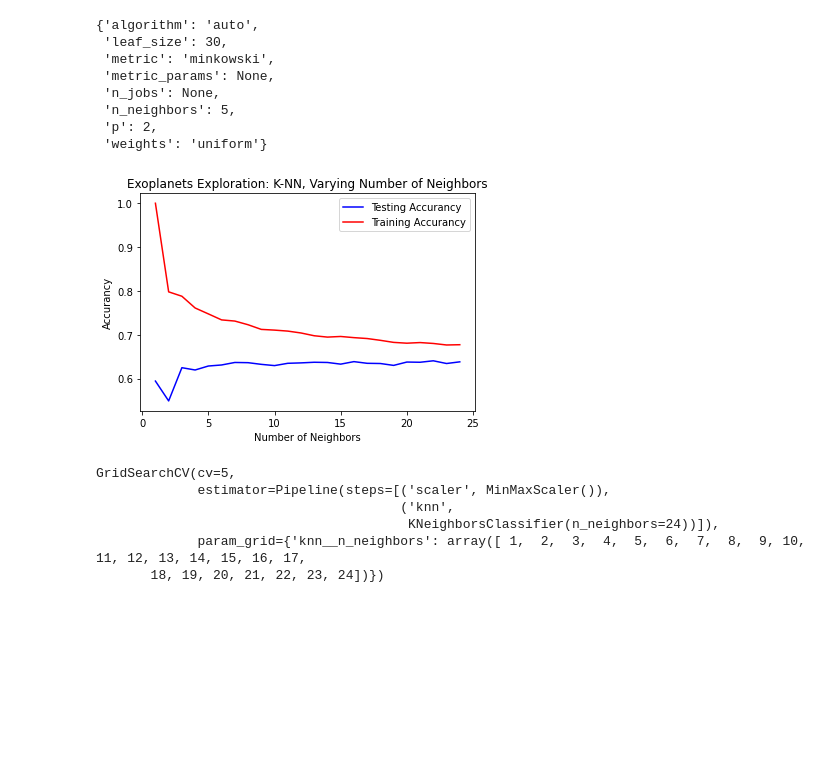
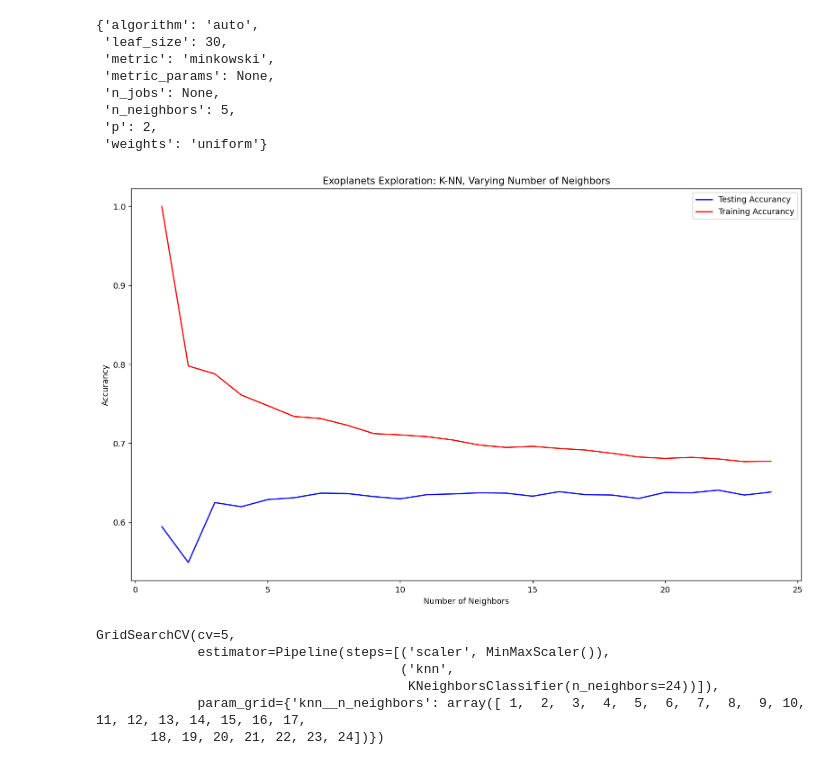
Before and after one commit to RaulMaya/Kepler-Telescope-Search, a Jupyter notebook: models/k_nearest_neighbors/knn_model.ipynb, the cells around one changed output. Saved outputs shown, nothing was run; the diff lists cells and outputs as text; code cells hidden in the pictures; blank space fills up the shorter version.

Commit message:
Generating plots for the knn model

```diff
--- a/models/k_nearest_neighbors/knn_model.ipynb
+++ b/models/k_nearest_neighbors/knn_model.ipynb
@@ -104,25 +104,28 @@ knn.get_params()
 # %%
 import matplotlib.pyplot as plt
 
 neighbors = np.arange(1,25)
 train_accurancy = np.empty(len(neighbors))
 testing_accurancy = np.empty(len(neighbors))
 
 for index, v in enumerate(neighbors):
     knn = KNeighborsClassifier(n_neighbors = v)
     knn.fit(X_train, y_train)
     train_accurancy[index] = knn.score(X_train, y_train)
     testing_accurancy[index] = knn.score(X_test, y_test)
 
+
+plt.subplots(figsize=(15,9), dpi=128)
 plt.title('Exoplanets Exploration: K-NN, Varying Number of Neighbors')
 plt.plot(neighbors, testing_accurancy, label = 'Testing Accurancy', c = 'blue')
 plt.plot(neighbors, train_accurancy, label = 'Training Accurancy', c ='red')
 plt.legend()
 plt.xlabel('Number of Neighbors')
 plt.ylabel('Accurancy')
+plt.savefig('exoplanets_exploration_K-NN_varying_number_of_neighbors.png')
 plt.show()
 # %% [output]
-[figure, old version]
+[figure, new version]
 # %%
 steps = [('scaler', MinMaxScaler()),
          ('knn', knn)]
```
Also changed, not shown: parts of 4 cells of this notebook, 5 other files.
